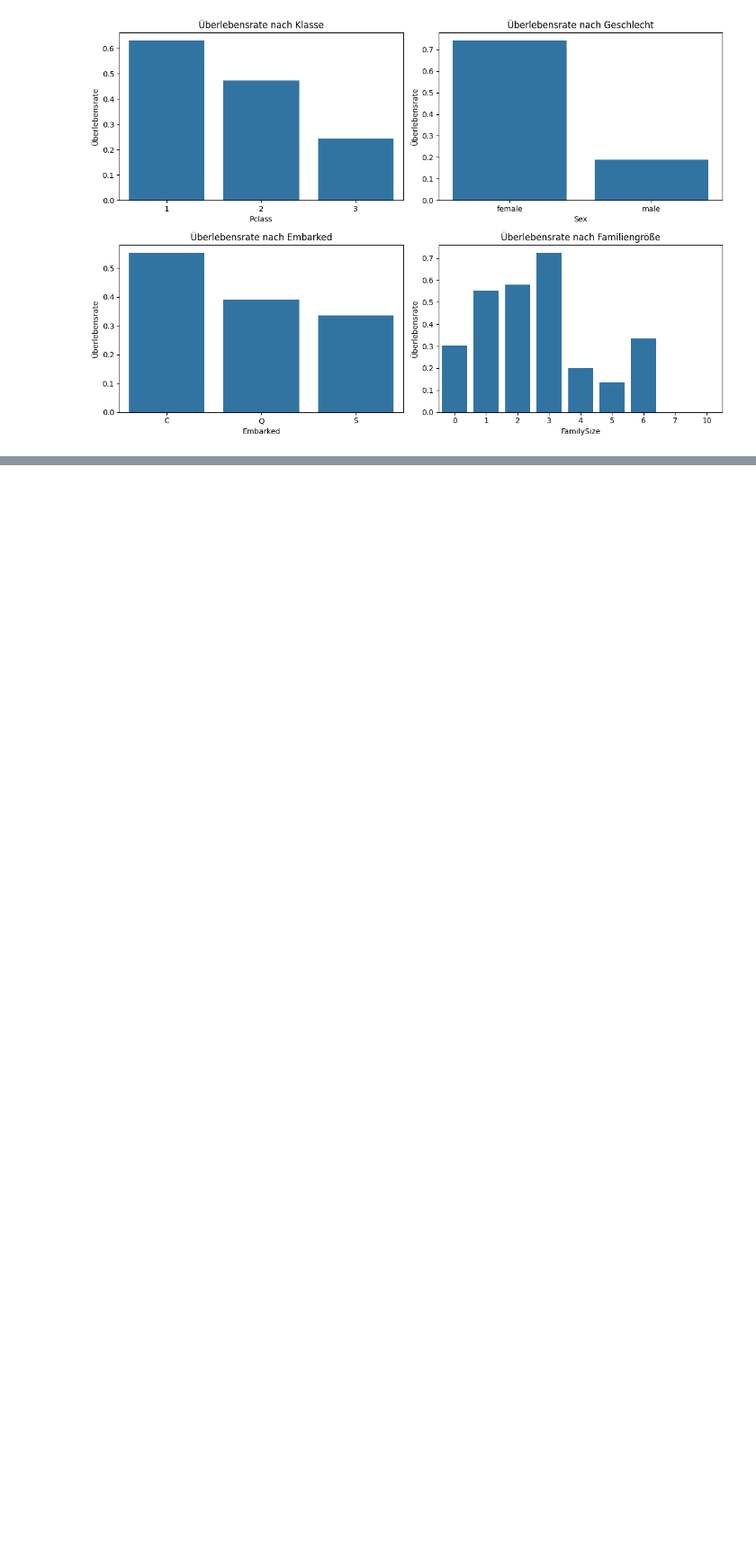
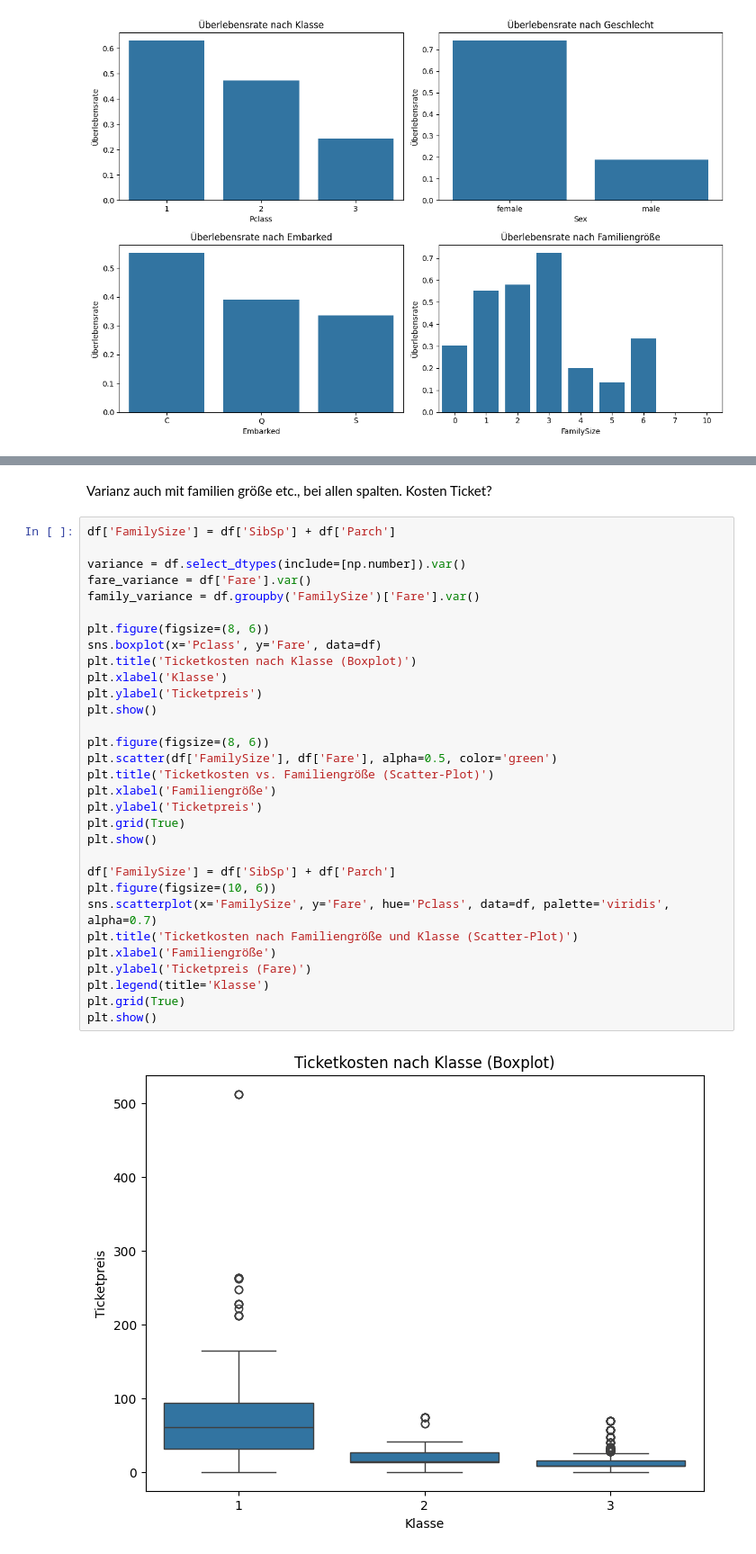
Before and after one commit to CodeMaster4711/DataScience, a Jupyter notebook: TitanicDataset/datanalyse/02_analyze_titanic_data.ipynb, the cells around one changed output, grey strips where cells are left out. Shown at 90% size. Saved outputs shown, nothing was run; the diff lists cells and outputs as text; blank space fills up the shorter version.

```diff
--- a/TitanicDataset/datanalyse/02_analyze_titanic_data.ipynb
+++ b/TitanicDataset/datanalyse/02_analyze_titanic_data.ipynb
@@ -105,0 +121,35 @@ plt.show()
+# %% [markdown]
+Varianz auch mit familien größe etc., bei allen spalten. Kosten Ticket?
+# %%
+df['FamilySize'] = df['SibSp'] + df['Parch']
+
+variance = df.select_dtypes(include=[np.number]).var()
+fare_variance = df['Fare'].var()
+family_variance = df.groupby('FamilySize')['Fare'].var()
+
+plt.figure(figsize=(8, 6))
+sns.boxplot(x='Pclass', y='Fare', data=df)
+plt.title('Ticketkosten nach Klasse (Boxplot)')
+plt.xlabel('Klasse')
+plt.ylabel('Ticketpreis')
+plt.show()
+
+plt.figure(figsize=(8, 6))
+plt.scatter(df['FamilySize'], df['Fare'], alpha=0.5, color='green')
+plt.title('Ticketkosten vs. Familiengröße (Scatter-Plot)')
+plt.xlabel('Familiengröße')
+plt.ylabel('Ticketpreis')
+plt.grid(True)
+plt.show()
+
+df['FamilySize'] = df['SibSp'] + df['Parch']
+plt.figure(figsize=(10, 6))
+sns.scatterplot(x='FamilySize', y='Fare', hue='Pclass', data=df, palette='viridis', alpha=0.7)
+plt.title('Ticketkosten nach Familiengröße und Klasse (Scatter-Plot)')
+plt.xlabel('Familiengröße')
+plt.ylabel('Ticketpreis (Fare)')
+plt.legend(title='Klasse')
+plt.grid(True)
+plt.show()
+# %% [output]
+[figure, added]
```
Also changed, not shown: parts of 5 cells of this notebook, 1 other file.
